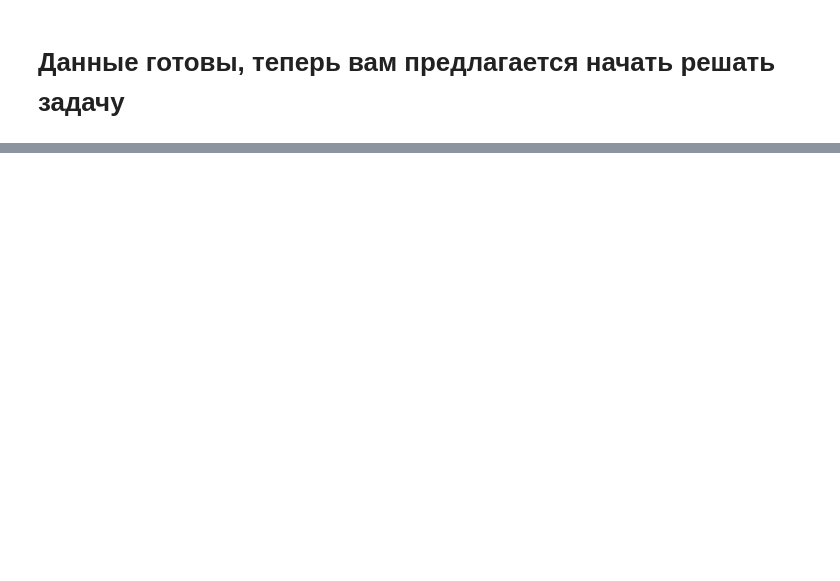
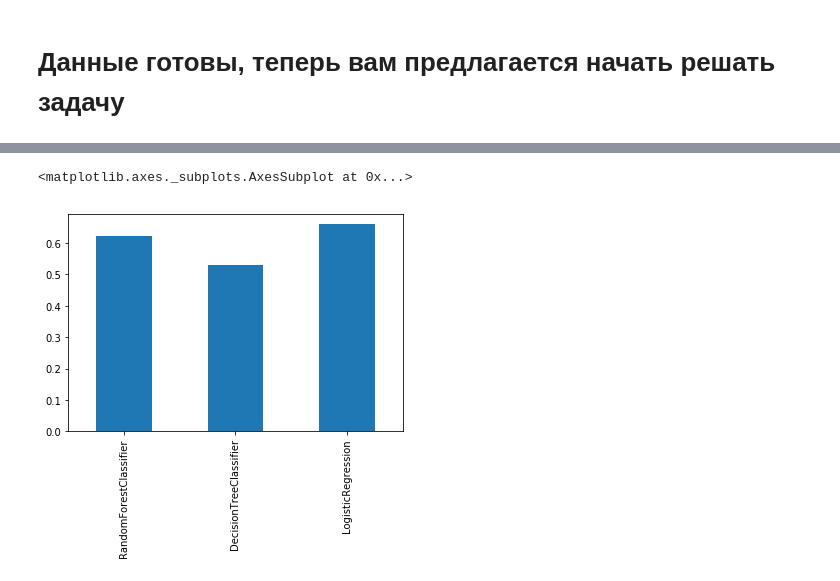
Before and after one commit to ProSerg/SkillFactory, a Jupyter notebook: ML/sfml/hw_02/02_hw_otp.ipynb, the cells around one changed output, grey strips where cells are left out. Drawn from its saved outputs; the diff is of its cells as text; code cells hidden in the pictures; blank space fills up the shorter version.

```diff
--- a/ML/sfml/hw_02/02_hw_otp.ipynb
+++ b/ML/sfml/hw_02/02_hw_otp.ipynb
@@ -233,3 +314,6 @@ ValueError: labels ['GEN_INDUSTRY_Неопределенно' 'GEN_TITLE_Нео
+# %%
+# t_data = preprocces(all_data)
+t_data = preprocces_beta(all_data)
 # %%
 # В итоге должны получиться данные без пропусков и только числовые
 t_data.info()
@@ -242,7 +326,7 @@ memory usage: 20.1 MB
 # %%
 # Вновь разделите на train и test (не мешая)
 # t_data.
-data_train = t_data[0:y.shape[0]]
+data_train = t_data[:y.shape[0]]
 data_test = t_data[y.shape[0]:]
 # Ваш код :-)
 data_test.info()
@@ -362,8 +418,30 @@ result.plot(kind='bar', width=0.9, ax=ax)
 from sklearn.cross_validation import cross_val_score
 # Сделать k-fold (10 фолдов) кросс-валидацию каждой модели
 # И посчитать средний roc_auc
-
+def calc_cross_val(train, target, model):
+    scores = cross_val_score(
+        model,
+        train,
+        target,
+        scoring='roc_auc',
+        cv=10
+    )
+    return scores
 # Ваш код :-)
+# %%
+values = {}
+scores = calc_cross_val(data_train, y, RandomForestClassifier(n_estimators = 50))
+values["RandomForestClassifier"] = scores.mean()
+scores = calc_cross_val(data_train, y, DecisionTreeClassifier(random_state=42))
+values["DecisionTreeClassifier"] = scores.mean()
+scores = calc_cross_val(data_train, y, LogisticRegression(penalty='l1', tol=0.01))
+values["LogisticRegression"] = scores.mean()
+# %%
+# scores.mean()
+pd.DataFrame.from_dict(data=values, orient='index').plot(kind='bar', legend=False)
+# %% [output]
+<matplotlib.axes._subplots.AxesSubplot at 0x...>
+[figure, added]
 # %%
 # Взять лучшую модель и сделать predict (с вероятностями (!!!)) для test выборки
 
```
Also changed, not shown: parts of 29 cells of this notebook, 9 other files.
